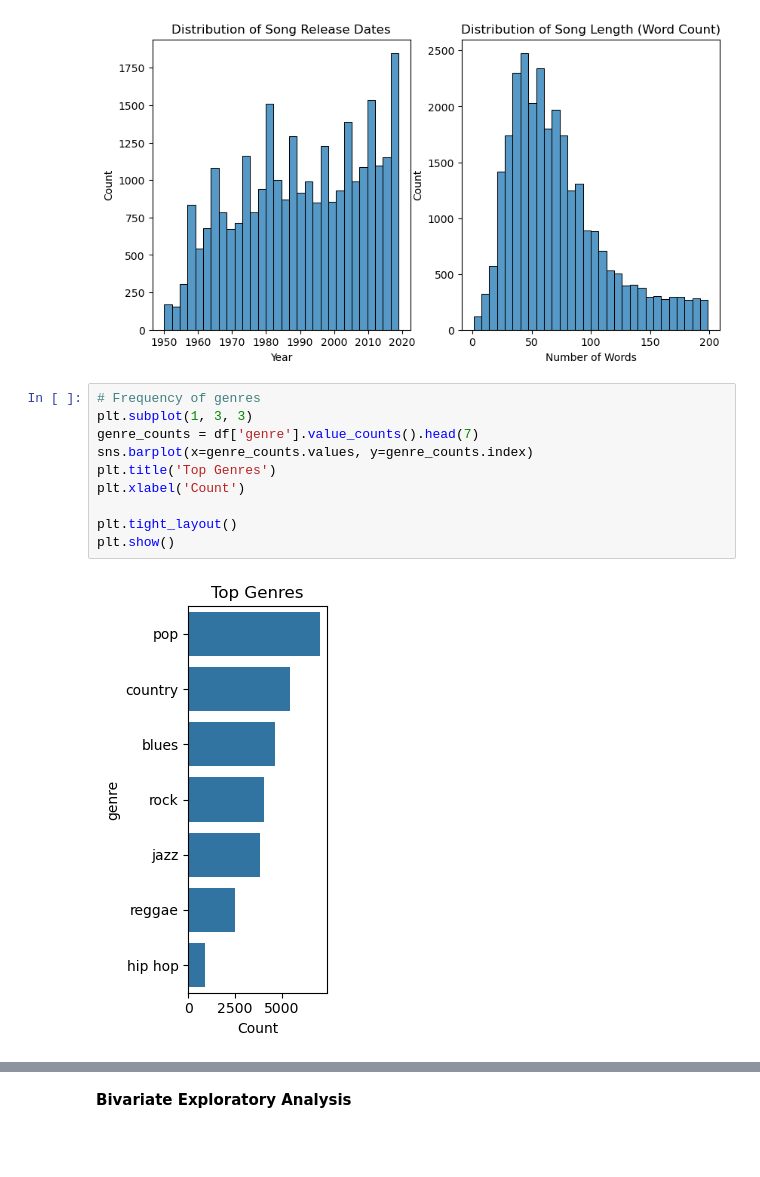
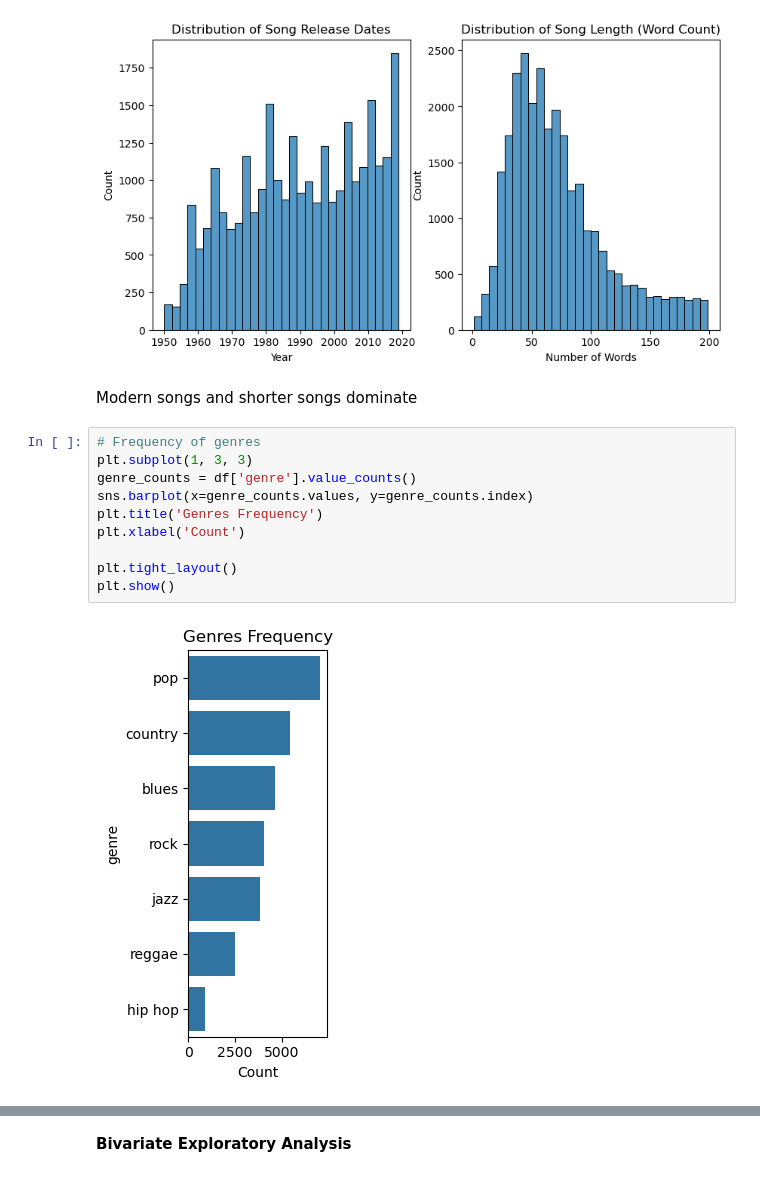
Before and after one commit to Seribii1o1/Music-Recommendation-Algorithm, a Jupyter notebook: code/EDA.ipynb, the cells around one changed output, grey strips where cells are left out. Cells and saved outputs as stored; diff of their text form; blank space fills up the shorter version.

```diff
--- a/code/EDA.ipynb
+++ b/code/EDA.ipynb
@@ -183,15 +183,17 @@ plt.xlabel('Number of Words')
 # %% [output]
 Text(0.5, 0, 'Number of Words')
 [figure]
+# %% [markdown]
+Modern songs and shorter songs dominate
 # %%
 # Frequency of genres
 plt.subplot(1, 3, 3)
-genre_counts = df['genre'].value_counts().head(7)
+genre_counts = df['genre'].value_counts()
 sns.barplot(x=genre_counts.values, y=genre_counts.index)
-plt.title('Top Genres')
+plt.title('Genres Frequency')
 plt.xlabel('Count')
 
 plt.tight_layout()
 plt.show()
 # %% [output]
-[figure, old version]
+[figure, new version]
```
Also changed, not shown: parts of 17 cells of this notebook.
